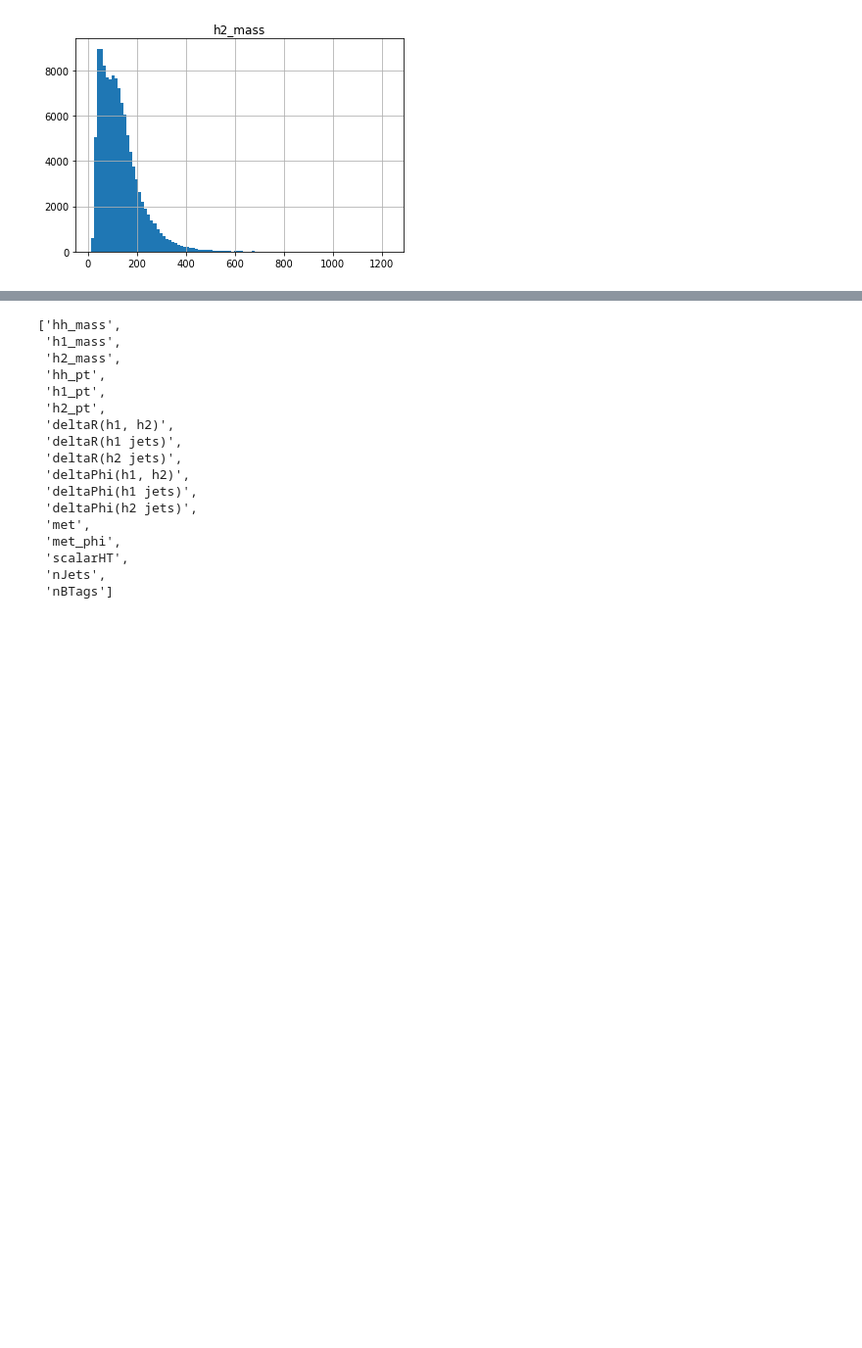
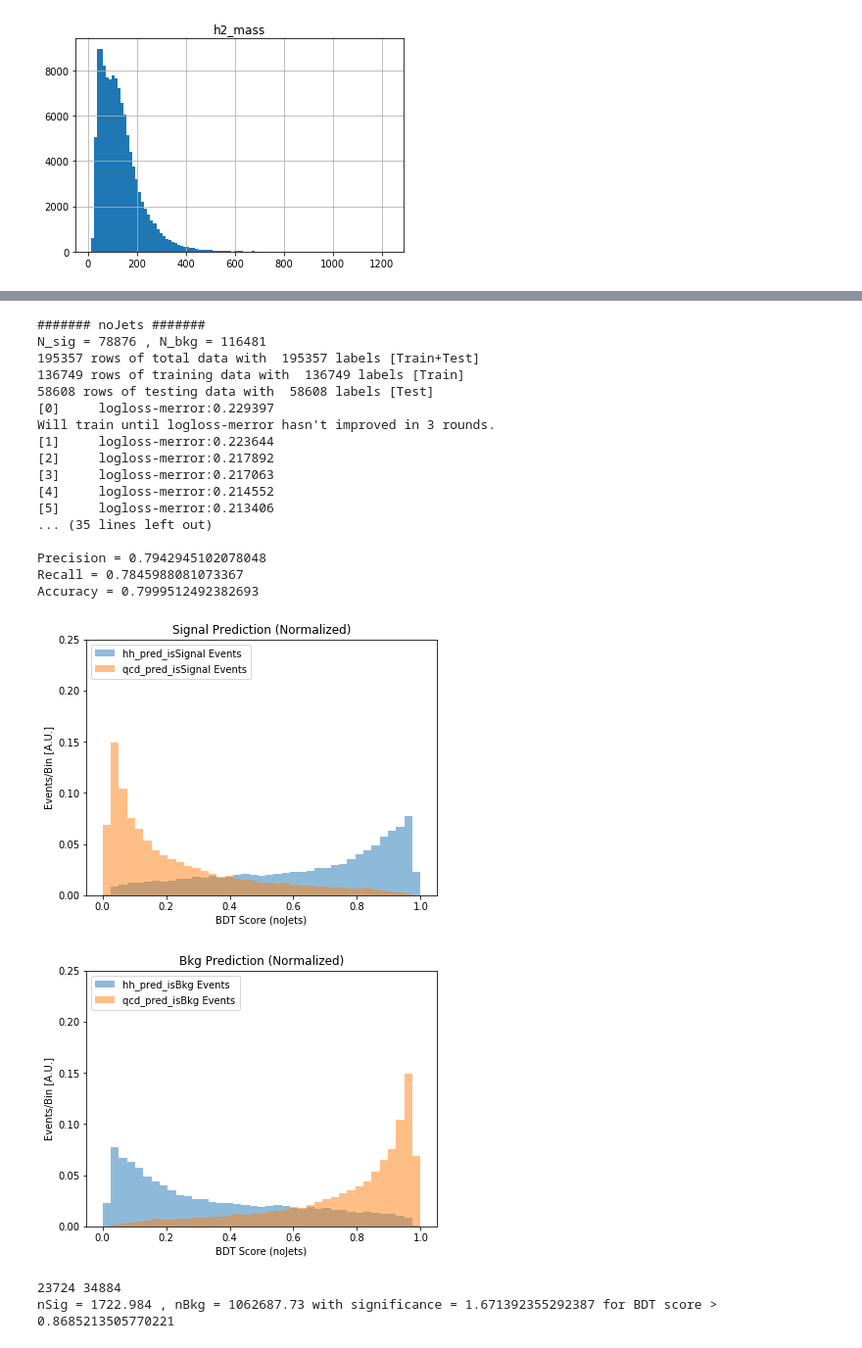
Before and after one commit to neu-physics/dihiggsMLProject, a Jupyter notebook: BoostedDecisionTree/xgboost_sandbox.ipynb, the cells around one changed output, grey strips where cells are left out. Shown at 98% size. Saved outputs shown, nothing was run; the diff lists cells and outputs as text; code cells hidden in the pictures; blank space fills up the shorter version.

```diff
--- a/BoostedDecisionTree/xgboost_sandbox.ipynb
+++ b/BoostedDecisionTree/xgboost_sandbox.ipynb
@@ -184,15 +184,34 @@ def makeDatasetsAndTrainModel(_modelName, _variables, _testingFraction, _signalD
     print("####### {0} #######".format(_modelName))
     # get datasets for testing and training
     _data_train, _data_test, _labels_train, _labels_test = makeTestTrainSamplesWithUserVariables(_signalDF.copy(), _bkgDF.copy(), _variables, _testingFraction)
+
+    # ***  XXXX. Reduce amount of training data. [FIXME] this is 100% a temporary test
+    #maxTrain = int( (0.6/(1-_testingFraction)) * len(_data_train) )
+    #_data_train = _data_train[:maxTrain]
+    #_labels_train = _labels_train[:maxTrain]
+
     # get hh and qcd split testing data
     _data_signal_test, _labels_signal_test, _data_bkg_test, _labels_bkg_test = returnTestSamplesSplitIntoSignalAndBackground(_data_test, _labels_test)
     # train model
-    _model = setupAndTrainBDT(_data_train, _labels_train, _maxDepth=8, _eta=0.2, _steps=45)
-    # do some plotting
+    _model = setupAndTrainBDT(_data_train, _labels_train, _maxDepth=11, _eta=0.1, _steps=40)
+
+    # *** B. do some plotting
     if _makePlots:
         plotBDTOutputAndTree(_model, _modelName, _data_signal_test, _labels_signal_test, _data_bkg_test, _labels_bkg_test, _savePlots=False)
 
-    # run grid optimization
+    # *** C. Make predictions
+    _sig_DMatrix = xgb.DMatrix(_data_signal_test, label=_labels_signal_test)
+    _preds_sig   = _model.predict(_sig_DMatrix)
+    _bkg_DMatrix = xgb.DMatrix(_data_bkg_test, label=_labels_bkg_test)
+    _preds_bkg   = _model.predict(_bkg_DMatrix)
+
+    _sig_pred_isSignal   = [x[1] for x in _preds_sig]
+    _bkg_pred_isSignal  = [x[1] for x in _preds_bkg]
+
+    # *** D. Calculate significance
+    returnBestCutValue('BDT', _sig_pred_isSignal.copy(), _bkg_pred_isSignal.copy(), _minBackground=4e5, _testingFraction=_testingFraction)
+
+    # *** E. run grid optimization
     if _runGridOpt:
         _model_gridOpt = setupGridAndTrainBDT( _modelName, _data_train, _labels_train, _saveModel=True)
         plotBDTOutputAndTree(_model_gridOpt, 'grid_'+_modelName, _data_signal_test, _labels_signal_test, _data_bkg_test, _labels_bkg_test, _savePlots=False)
@@ -336,25 +307,32 @@ load.feature_names
 # %%
 variables_noJets = list(hh_raw.columns)
 variables_noJets = [var for var in variables_noJets if ('jet1' not in var and 'jet2' not in var and 'jet3' not in var and 'jet4' not in var and 'jet5' not in var and 'jet6' not in var and 'jet7' not in var and 'jet8' not in var and 'jet9' not in var)]
-variables_noJets = [var for var in variables_noJets if ('recoJet' not in var)]
+#variables_noJets = [var for var in variables_noJets if ('recoJet' not in var)]
 variables_noJets.remove('isSignal')
+#variables_noJets.remove('nJets')
+#variables_noJets.remove('nBTags')
-# %%
-variables_noJets
-# %% [output]
-['hh_mass',
- 'h1_mass',
- 'h2_mass',
- 'hh_pt',
- 'h1_pt',
- 'h2_pt',
- 'deltaR(h1, h2)',
- 'deltaR(h1 jets)',
- 'deltaR(h2 jets)',
- 'deltaPhi(h1, h2)',
- 'deltaPhi(h1 jets)',
- 'deltaPhi(h2 jets)',
- 'met',
- 'met_phi',
- 'scalarHT',
- 'nJets',
- 'nBTags']
+# %%
+testingFraction = 0.3
+model_noJets = makeDatasetsAndTrainModel( 'noJets', variables_noJets, testingFraction, hh_raw.copy(), qcd_raw.copy(), _makePlots=True )
+# %% [output]
+####### noJets #######
+N_sig = 78876 , N_bkg = 116481
+195357 rows of total data with  195357 labels [Train+Test]
+136749 rows of training data with  136749 labels [Train]
+58608 rows of testing data with  58608 labels [Test]
+[0]     logloss-merror:0.229397
+Will train until logloss-merror hasn't improved in 3 rounds.
+[1]     logloss-merror:0.223644
+[2]     logloss-merror:0.217892
+[3]     logloss-merror:0.217063
+[4]     logloss-merror:0.214552
+[5]     logloss-merror:0.213406
+... (35 lines left out)
+
+Precision = 0.7942945102078048
+Recall = 0.7845988081073367
+Accuracy = 0.7999512492382693
+[figure, added]
+[figure, added]
+23724 34884
+nSig = 1722.984 , nBkg = 1062687.73 with significance = 1.671392355292387 for BDT score > 0.8685213505770221
```
Also changed, not shown: parts of 17 cells of this notebook, 5 other files.
